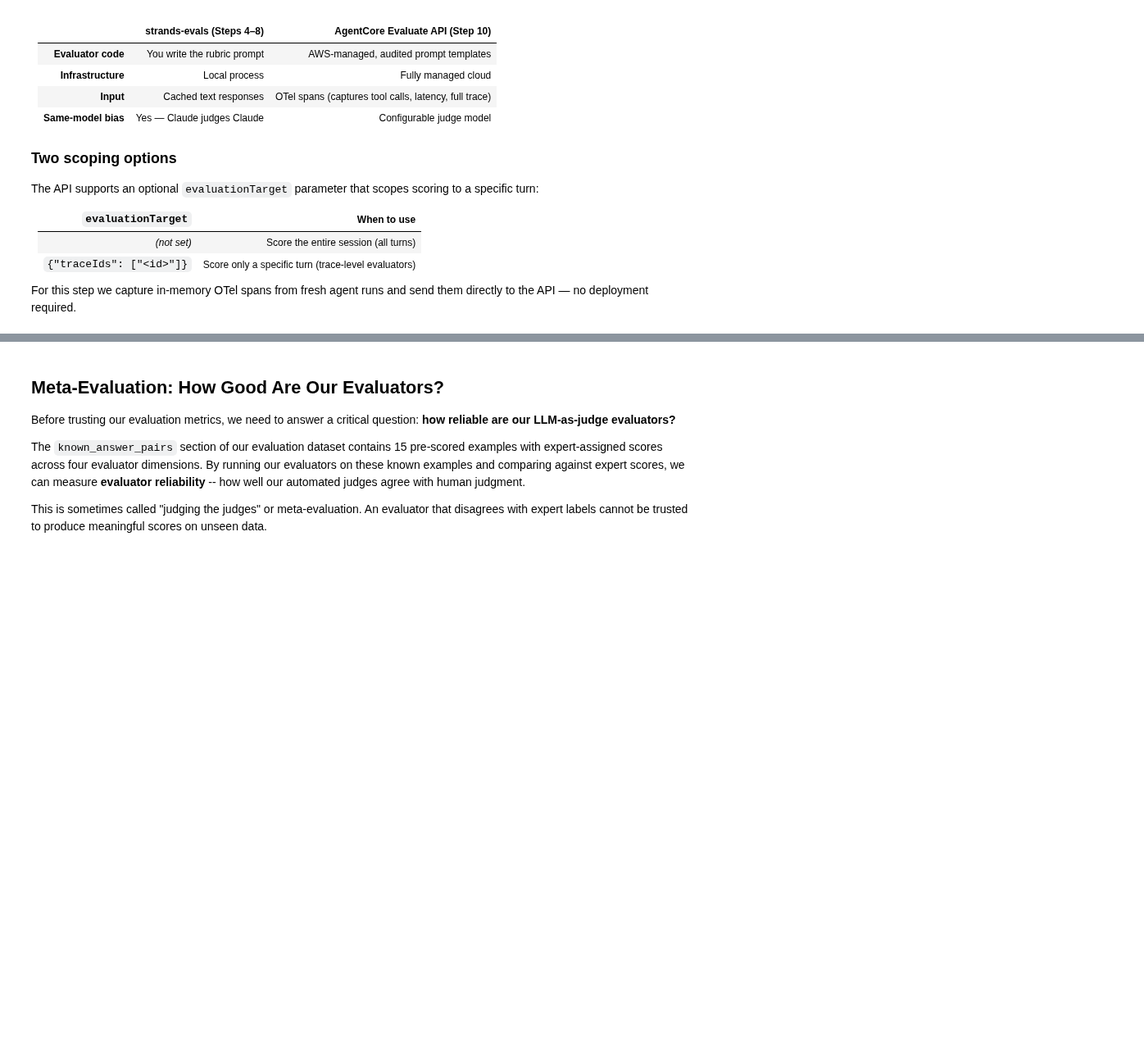
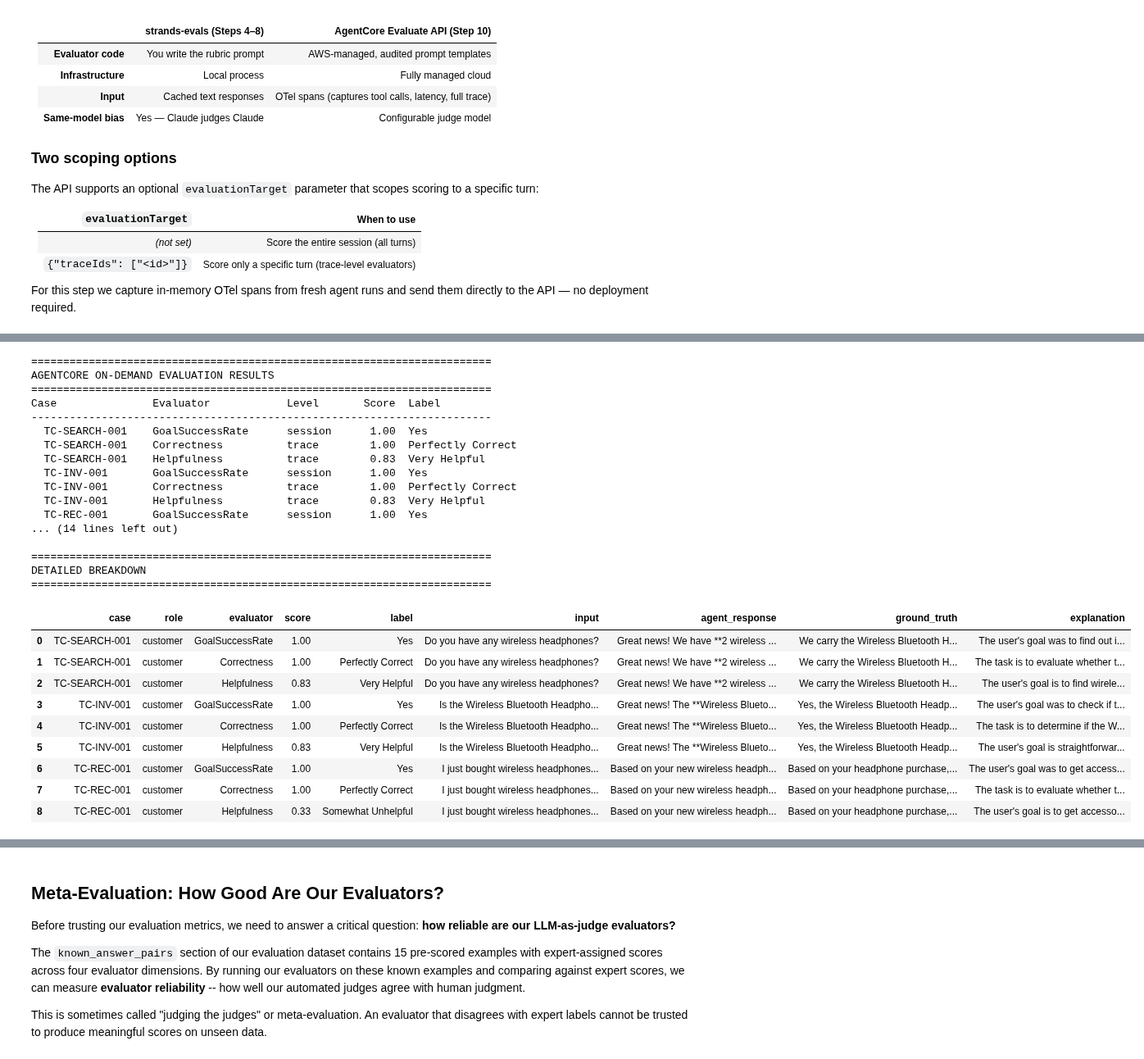
Before and after one commit to aws-samples/sample-from-prototype-to-production-agentic-ai-evaluation-and-observability-with-aws, a Jupyter notebook: 02-evaluation-baseline/02b-strands-evaluation.ipynb, the cells around one changed output, grey strips where cells are left out. Shown at 82% size. Drawn from its saved outputs; the diff is of its cells as text; code cells hidden in the pictures; blank space fills up the shorter version.

```diff
--- a/02-evaluation-baseline/02b-strands-evaluation.ipynb
+++ b/02-evaluation-baseline/02b-strands-evaluation.ipynb
@@ -853,7 +853,8 @@ print("In-memory exporter configured, fresh agent instances created.")
 # NOTE: These are deliberate second invocations, not using response_cache.
 # We need live OTel spans so the AgentCore Evaluate API can inspect tool calls,
 # latency, and the full trace — not just the cached text response.
-ONDEMAND_IDS = ["TC-SEARCH-001", "TC-ADMIN-001", "TC-RBAC-001"]
+ONDEMAND_IDS = ["TC-SEARCH-001", "TC-INV-001", "TC-REC-001"]
+
 
 try:
     ondemand_cases = [c for c in selected_cases if c.name in ONDEMAND_IDS]
@@ -967,6 +999,7 @@ if not ondemand_score_rows:
     print("No results — check for errors above.")
 else:
     import pandas as pd
+
     df_od = pd.DataFrame(ondemand_score_rows)
     valid = df_od[df_od["score"].notna()]
 
@@ -976,34 +1009,90 @@ else:
     print(f"{'Case':<18} {'Evaluator':<20} {'Level':<10} {'Score':>6}  Label")
     print("-" * 72)
     for _, r in df_od.iterrows():
         score_str = f"{r['score']:.2f}" if r["score"] is not None else "  N/A"
         print(f"  {r['case']:<16} {r['evaluator']:<20} {r['level']:<10} {score_str:>6}  {r['label']}")
     print("-" * 72)
 
     if not valid.empty:
         avg = valid.groupby("evaluator")["score"].mean()
         print("\nAverage scores across all cases:")
         for ev, s in avg.items():
             print(f"  {ev:<20}: {s:.2f}")
 
     # Compare with strands-evals scores from Step 4
     try:
         print("\nComparison — strands-evals (Step 4) vs AgentCore (Step 10):")
         print(f"  {'Metric':<22}  strands-evals  AgentCore")
         print(f"  {'-'*50}")
-        # Map evaluator names
         mapping = {
             "GoalSuccessRate": ("goal_success", "GoalSuccessRate"),
             "Helpfulness":     ("helpfulness",  "Helpfulness"),
         }
         for label, (se_col, ac_col) in mapping.items():
             se_avg = results_df[se_col].mean() if se_col in results_df.columns else None
             ac_avg = valid[valid["evaluator"] == ac_col]["score"].mean() if ac_col in valid["evaluator"].values else None
             se_str = f"{se_avg:.2f}" if se_avg is not None else " N/A"
             ac_str = f"{ac_avg:.2f}" if ac_avg is not None else " N/A"
             print(f"  {label:<22}  {se_str:>13}  {ac_str:>9}")
     except NameError:
         print("  (run Steps 4–8 first to see the comparison)")
+
+    # ── Detailed breakdown: input / agent response / ground truth / explanation ─
+    print("\n" + "=" * 72)
+    print("DETAILED BREAKDOWN")
+    print("=" * 72)
+
+    rows = []
+    for run in ondemand_runs:
+        case = run["case"]
+        response = run["response"]
+        reference_answer = case.metadata.get("reference_answer", "")
+        case_scores = [r for r in ondemand_score_rows if r["case"] == case.name]
+        for r in case_scores:
+            rows.append({
+                "case":           case.name,
+                "role":           case.metadata["role"],
+                "evaluator":      r["evaluator"],
+                "score":          r["score"],
+                "label":          r["label"],
+                "input":          case.input,
+                "agent_response": response[:300],
+                "ground_truth":   reference_answer[:300],
+                "explanation":    r["explanation"],
+            })
+
+    df_detail = pd.DataFrame(rows)
+    pd.set_option("display.max_colwidth", 150)
+    pd.set_option("display.max_rows", 100)
+    display(df_detail[["case", "role", "evaluator", "score", "label", "input", "agent_response", "ground_truth", "explanation"]])
+# %% [output]
+========================================================================
+AGENTCORE ON-DEMAND EVALUATION RESULTS
+========================================================================
+Case               Evaluator            Level       Score  Label
+------------------------------------------------------------------------
+  TC-SEARCH-001    GoalSuccessRate      session      1.00  Yes
+  TC-SEARCH-001    Correctness          trace        1.00  Perfectly Correct
+  TC-SEARCH-001    Helpfulness          trace        0.83  Very Helpful
+  TC-INV-001       GoalSuccessRate      session      1.00  Yes
+  TC-INV-001       Correctness          trace        1.00  Perfectly Correct
+  TC-INV-001       Helpfulness          trace        0.83  Very Helpful
+  TC-REC-001       GoalSuccessRate      session      1.00  Yes
+... (14 lines left out)
+
+========================================================================
+DETAILED BREAKDOWN
+========================================================================
+|  | case | role | evaluator | score | label | input | agent_response | ground_truth | explanation |
+| 0 | TC-SEARCH-001 | customer | GoalSuccessRate | 1.00 | Yes | Do you have any wireless headphones? | Great news! We have **2 wireless ... | We carry the Wireless Bluetooth H... | The user's goal was to find out i... |
+| 1 | TC-SEARCH-001 | customer | Correctness | 1.00 | Perfectly Correct | Do you have any wireless headphones? | Great news! We have **2 wireless ... | We carry the Wireless Bluetooth H... | The task is to evaluate whether t... |
+| 2 | TC-SEARCH-001 | customer | Helpfulness | 0.83 | Very Helpful | Do you have any wireless headphones? | Great news! We have **2 wireless ... | We carry the Wireless Bluetooth H... | The user's goal is to find wirele... |
+| 3 | TC-INV-001 | customer | GoalSuccessRate | 1.00 | Yes | Is the Wireless Bluetooth Headpho... | Great news! The **Wireless Blueto... | Yes, the Wireless Bluetooth Headp... | The user's goal was to check if t... |
+| 4 | TC-INV-001 | customer | Correctness | 1.00 | Perfectly Correct | Is the Wireless Bluetooth Headpho... | Great news! The **Wireless Blueto... | Yes, the Wireless Bluetooth Headp... | The task is to determine if the W... |
+| 5 | TC-INV-001 | customer | Helpfulness | 0.83 | Very Helpful | Is the Wireless Bluetooth Headpho... | Great news! The **Wireless Blueto... | Yes, the Wireless Bluetooth Headp... | The user's goal is straightforwar... |
+| 6 | TC-REC-001 | customer | GoalSuccessRate | 1.00 | Yes | I just bought wireless headphones... | Based on your new wireless headph... | Based on your headphone purchase,... | The user's goal was to get access... |
+| 7 | TC-REC-001 | customer | Correctness | 1.00 | Perfectly Correct | I just bought wireless headphones... | Based on your new wireless headph... | Based on your headphone purchase,... | The task is to evaluate whether t... |
+| 8 | TC-REC-001 | customer | Helpfulness | 0.33 | Somewhat Unhelpful | I just bought wireless headphones... | Based on your new wireless headph... | Based on your headphone purchase,... | The user's goal is to get accesso... |
 # %% [markdown]
 ### Key Takeaways
 
```
Also changed, not shown: parts of 2 cells of this notebook.
